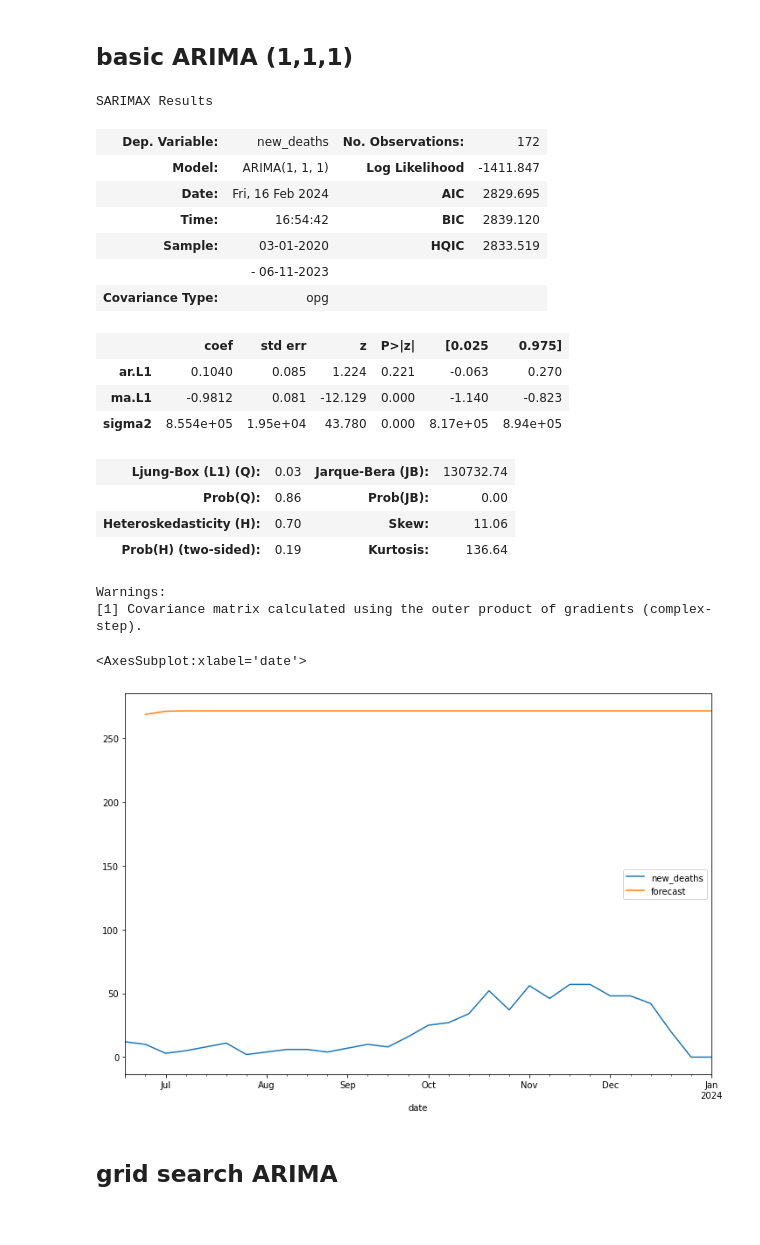
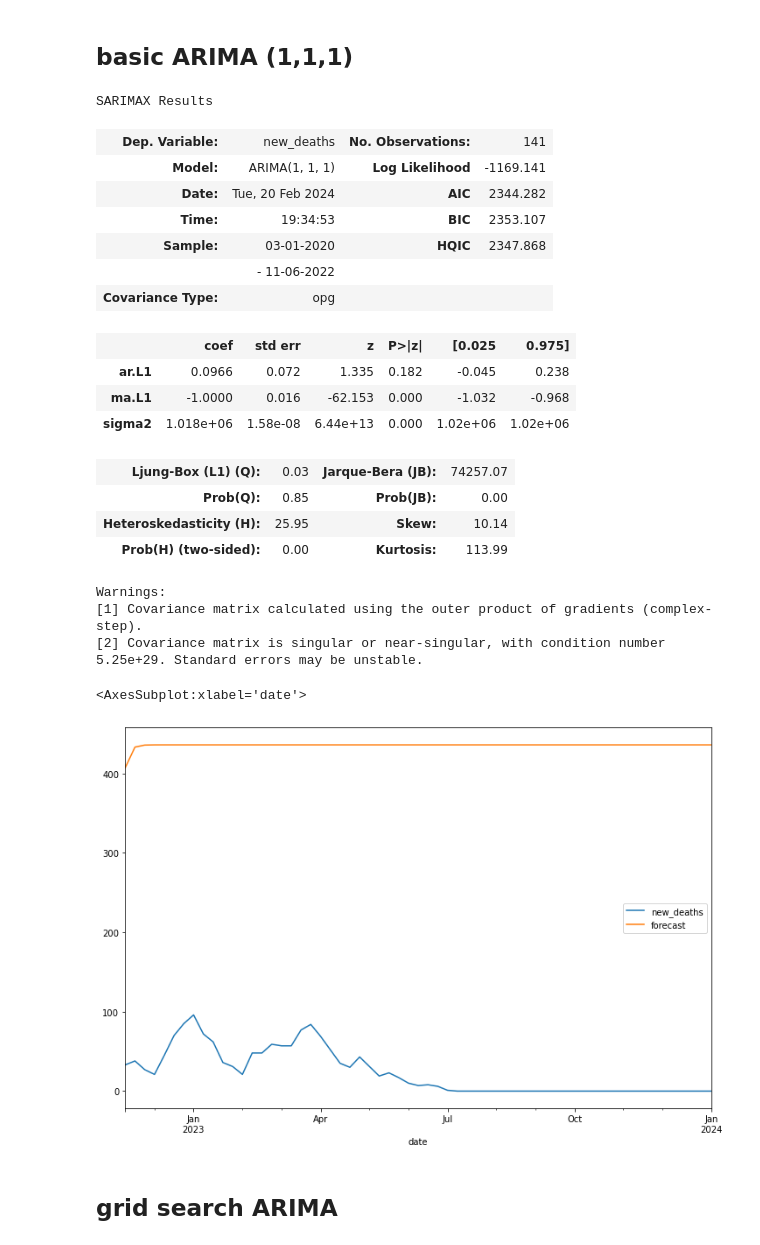
Before and after one commit to y-ginther/DS-Capstone, a Jupyter notebook: ARIMA_c.ipynb, the cells around one changed output. Cells and saved outputs as stored; diff of their text form; code cells hidden in the pictures.

```diff
--- a/ARIMA_c.ipynb
+++ b/ARIMA_c.ipynb
@@ -388,9 +428,7 @@ chile.index = pd.to_datetime(chile.index)
 chile = chile.drop('Unnamed: 0', axis=1)
 # %%
 chile.sort_index()
-train_size = int(len(chile) * 0.8)
+train_size = int(len(chile) * 0.7)
 chile_train, chile_test = chile[0:train_size], belgium[train_size:]
-chile_train=chile.iloc[:-30 ]
-chile_test=chile.iloc[-30: ]
 print(chile_train.shape, chile_test.shape)
 # %% [output]
@@ -410,26 +448,27 @@ model_fit=model.fit()
 model_fit.summary()
 # %% [output]
 SARIMAX Results
-| Dep. Variable: | new_deaths | No. Observations: | 172 |
-| Model: | ARIMA(1, 1, 1) | Log Likelihood | -1411.847 |
-| Date: | Fri, 16 Feb 2024 | AIC | 2829.695 |
-| Time: | 16:54:42 | BIC | 2839.120 |
-| Sample: | 03-01-2020 | HQIC | 2833.519 |
-|  | - 06-11-2023 |  |  |
+| Dep. Variable: | new_deaths | No. Observations: | 141 |
+| Model: | ARIMA(1, 1, 1) | Log Likelihood | -1169.141 |
+| Date: | Tue, 20 Feb 2024 | AIC | 2344.282 |
+| Time: | 19:34:53 | BIC | 2353.107 |
+| Sample: | 03-01-2020 | HQIC | 2347.868 |
+|  | - 11-06-2022 |  |  |
 | Covariance Type: | opg |  |  |
 |  | coef | std err | z | P>|z| | [0.025 | 0.975] |
-| ar.L1 | 0.1040 | 0.085 | 1.224 | 0.221 | -0.063 | 0.270 |
-| ma.L1 | -0.9812 | 0.081 | -12.129 | 0.000 | -1.140 | -0.823 |
-| sigma2 | 8.554e+05 | 1.95e+04 | 43.780 | 0.000 | 8.17e+05 | 8.94e+05 |
+| ar.L1 | 0.0966 | 0.072 | 1.335 | 0.182 | -0.045 | 0.238 |
+| ma.L1 | -1.0000 | 0.016 | -62.153 | 0.000 | -1.032 | -0.968 |
+| sigma2 | 1.018e+06 | 1.58e-08 | 6.44e+13 | 0.000 | 1.02e+06 | 1.02e+06 |
-| Ljung-Box (L1) (Q): | 0.03 | Jarque-Bera (JB): | 130732.74 |
-| Prob(Q): | 0.86 | Prob(JB): | 0.00 |
-| Heteroskedasticity (H): | 0.70 | Skew: | 11.06 |
-| Prob(H) (two-sided): | 0.19 | Kurtosis: | 136.64 |
+| Ljung-Box (L1) (Q): | 0.03 | Jarque-Bera (JB): | 74257.07 |
+| Prob(Q): | 0.85 | Prob(JB): | 0.00 |
+| Heteroskedasticity (H): | 25.95 | Skew: | 10.14 |
+| Prob(H) (two-sided): | 0.00 | Kurtosis: | 113.99 |
 Warnings:
 [1] Covariance matrix calculated using the outer product of gradients (complex-step).
+[2] Covariance matrix is singular or near-singular, with condition number 5.25e+29. Standard errors may be unstable.
 # %%
-chile_test['forecast']=model_fit.predict(start=173,end=202,dynamic=True)
+chile_test['forecast']=model_fit.predict(start=141,end=202,dynamic=True)
 chile_test[['new_deaths','forecast']].plot(figsize=(12,8))
 # %% [output]
 <AxesSubplot:xlabel='date'>
-[figure, old version]
+[figure, new version]
```
Also changed, not shown: parts of 32 cells of this notebook.
